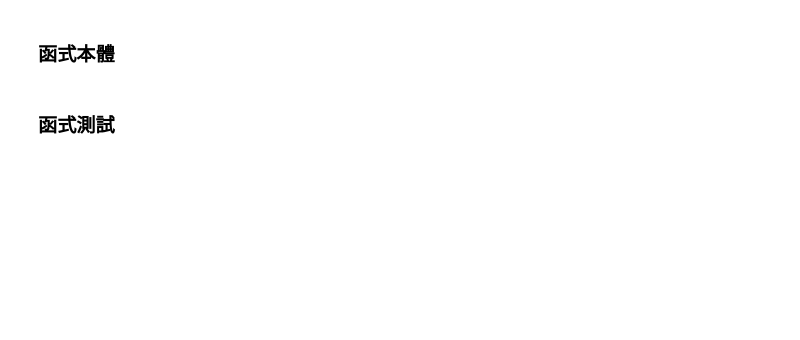
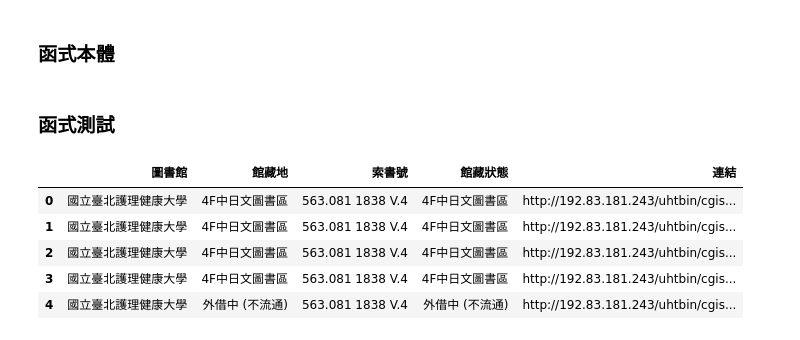
Before and after one commit to yulaie1012/ming-finds-books, a Jupyter notebook: crawlers.ipynb, the cells around one changed output. Cells and saved outputs as stored; diff of their text form; code cells hidden in the pictures; blank space fills up the shorter version.

Commit message:
add 國立臺北護理健康大學()

```diff
--- a/crawlers.ipynb
+++ b/crawlers.ipynb
@@ -46,7 +46,7 @@ def organize_columns(df1):
     try:
         df1 = pd.concat(df1, axis=0, ignore_index=True)
     except:
-        pass
+        df1.reset_index(drop=True, inplace=True)
 
     # 處理 column 2：館藏地
     c2 = [
@@ -944,8 +964,16 @@ if __name__ == '__main__':
 # %%
 if __name__ == '__main__':
     driver = webdriver.Chrome(options=my_options, desired_capabilities=my_capabilities)
-    table = 待輸入(
-        org='待輸入',
-        org_url='待輸入',
-        ISBN='9789869109321'
+    table = 國立體育大學(
+        org='國立體育大學',
+        org_url='http://192.83.181.243/uhtbin/webcat',
+        ISBN='9789574672028'
     )
+table
+# %% [output]
+|  | 圖書館 | 館藏地 | 索書號 | 館藏狀態 | 連結 |
+| 0 | 國立臺北護理健康大學 | 4F中日文圖書區 | 563.081 1838 V.4 | 4F中日文圖書區 | http://192.83.181.243/uhtbin/cgis... |
+| 1 | 國立臺北護理健康大學 | 4F中日文圖書區 | 563.081 1838 V.4 | 4F中日文圖書區 | http://192.83.181.243/uhtbin/cgis... |
+| 2 | 國立臺北護理健康大學 | 4F中日文圖書區 | 563.081 1838 V.4 | 4F中日文圖書區 | http://192.83.181.243/uhtbin/cgis... |
+| 3 | 國立臺北護理健康大學 | 4F中日文圖書區 | 563.081 1838 V.4 | 4F中日文圖書區 | http://192.83.181.243/uhtbin/cgis... |
+| 4 | 國立臺北護理健康大學 | 外借中 (不流通) | 563.081 1838 V.4 | 外借中 (不流通) | http://192.83.181.243/uhtbin/cgis... |
```
Also changed, not shown: parts of 3 cells of this notebook, 1 other file.
